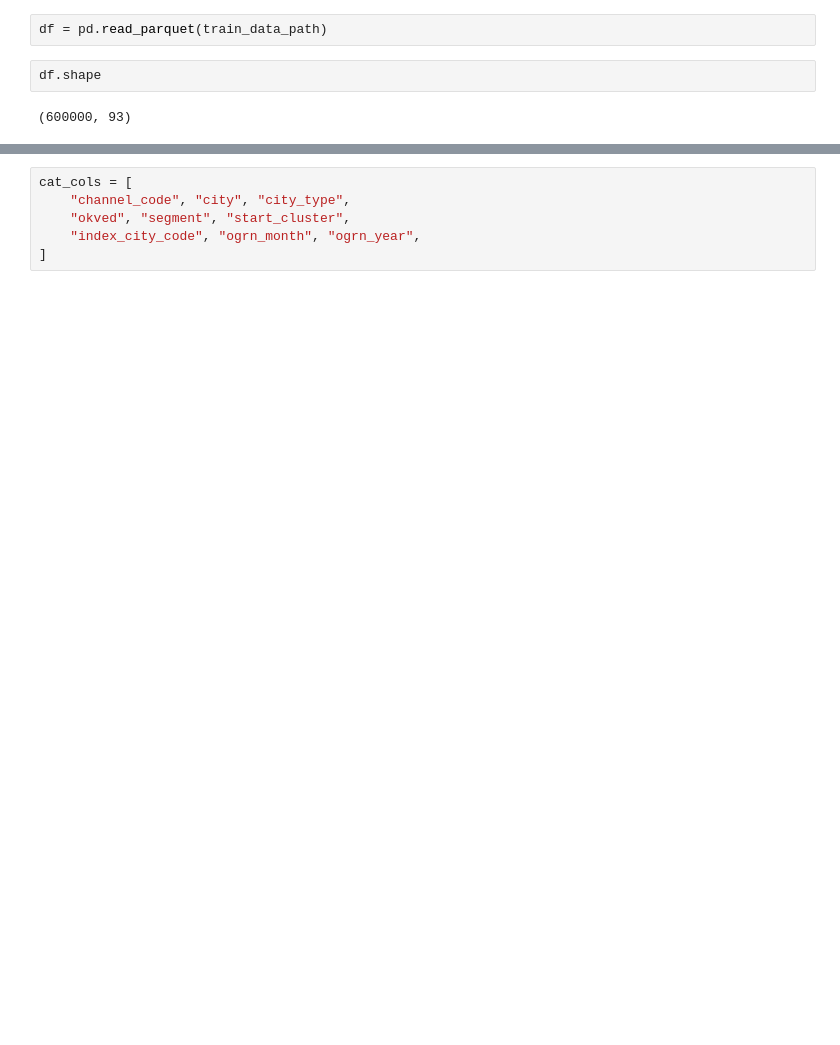
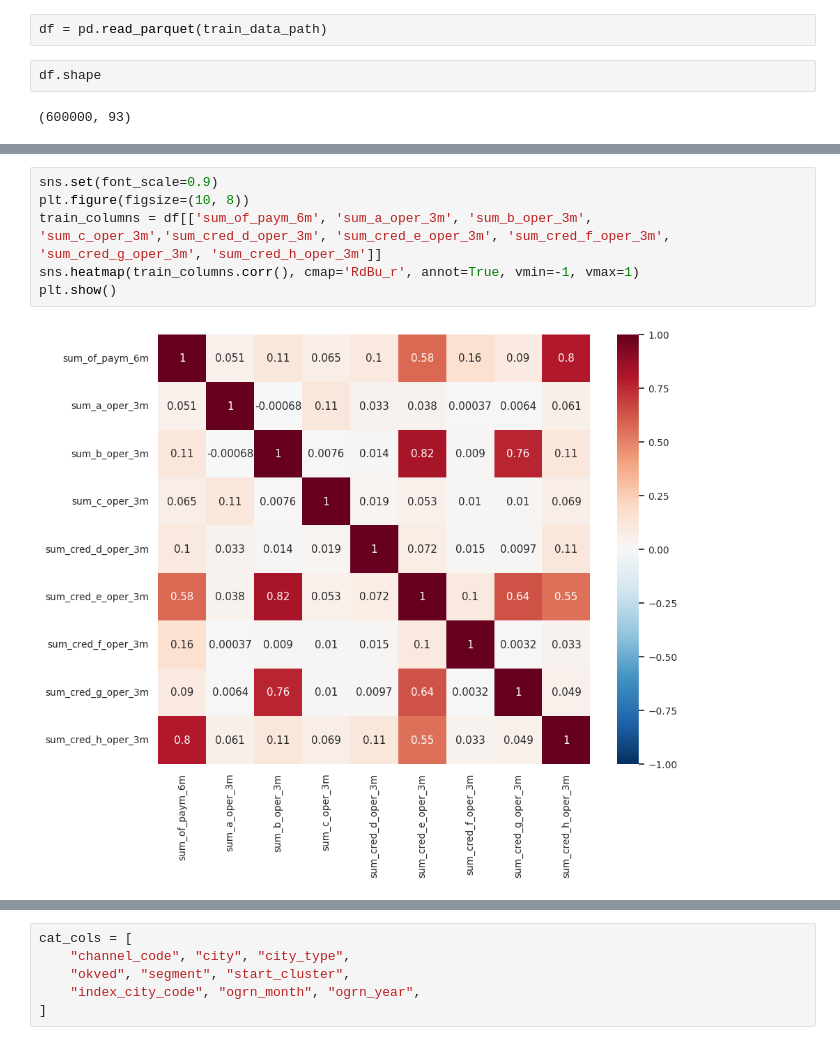
Before and after one commit to maybenotilya/alfa-bank-case, a Jupyter notebook: pipeline.ipynb, the cells around one changed output, grey strips where cells are left out. Saved outputs shown, nothing was run; the diff lists cells and outputs as text; blank space fills up the shorter version.

```diff
--- a/pipeline.ipynb
+++ b/pipeline.ipynb
@@ -54,0 +55,8 @@ df.head()
+# %%
+sns.set(font_scale=0.9)
+plt.figure(figsize=(10, 8))
+train_columns = df[['sum_of_paym_6m', 'sum_a_oper_3m', 'sum_b_oper_3m', 'sum_c_oper_3m','sum_cred_d_oper_3m', 'sum_cred_e_oper_3m', 'sum_cred_f_oper_3m', 'sum_cred_g_oper_3m', 'sum_cred_h_oper_3m']]
+sns.heatmap(train_columns.corr(), cmap='RdBu_r', annot=True, vmin=-1, vmax=1)
+plt.show()
+# %% [output]
+[figure, added]
```
Also changed, not shown: parts of 11 cells of this notebook, 1 other file.
